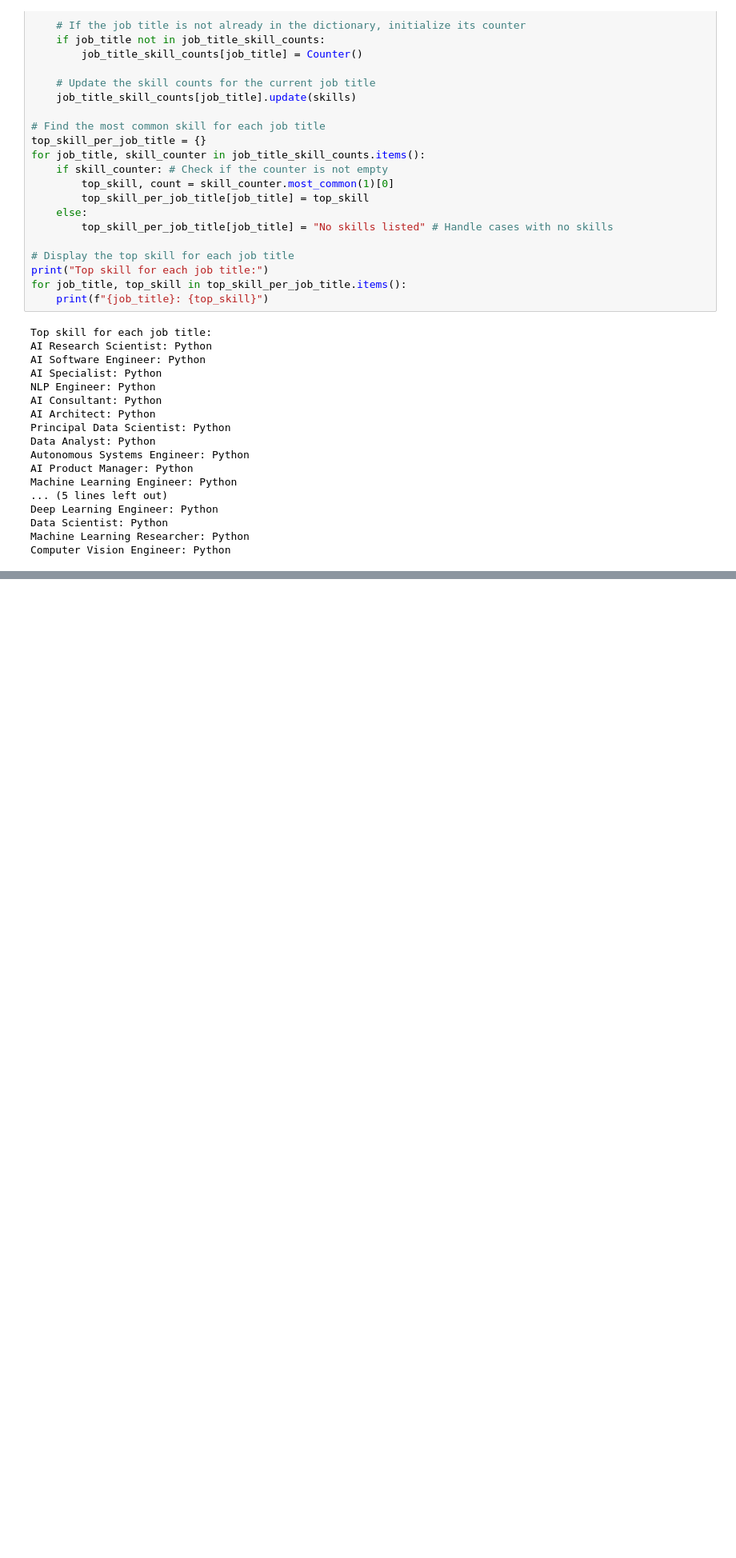
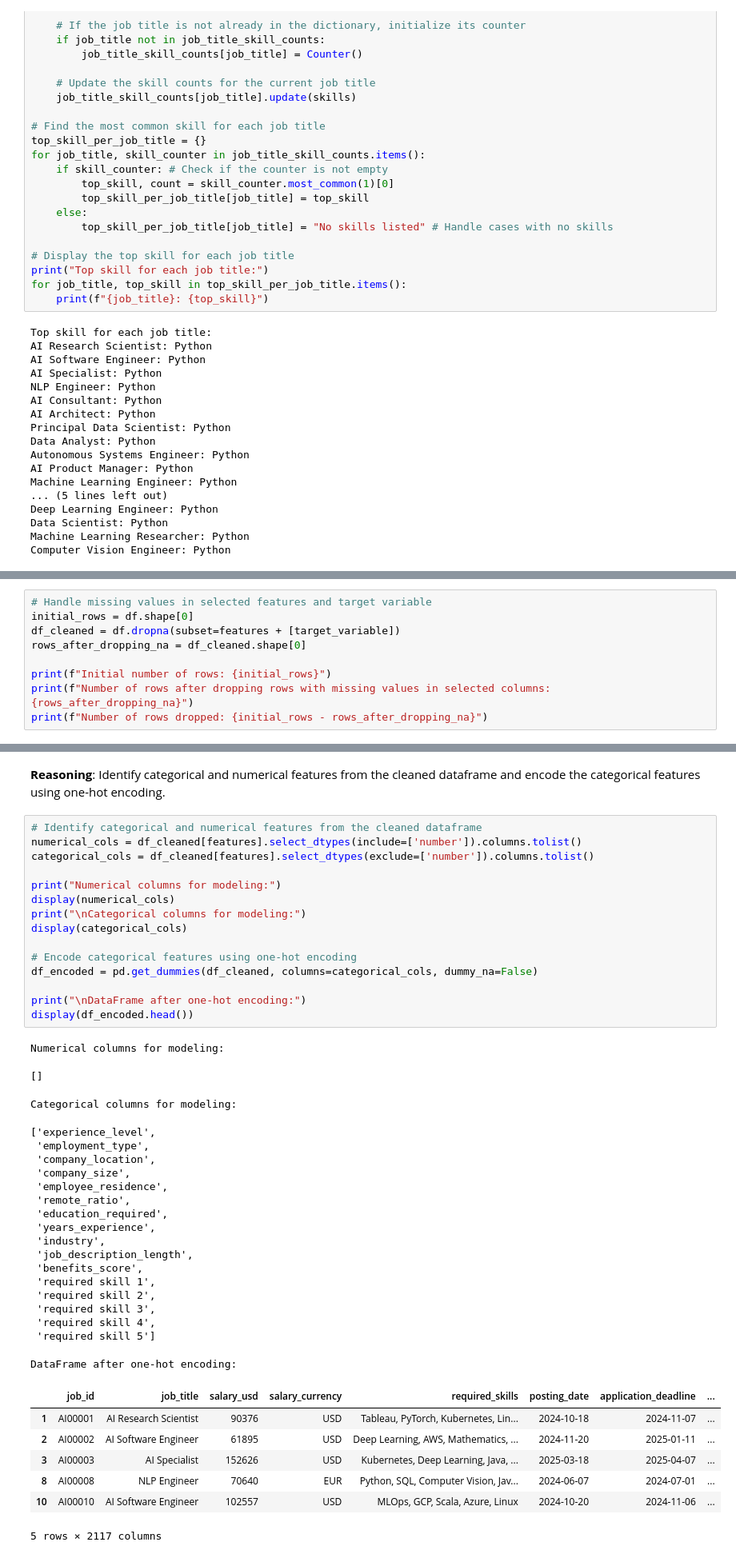
Before and after one commit to stevejj4/Global-AI-Job-Market-Trends-Salary-Insights-2025, a Jupyter notebook: ai_job_project.ipynb, the cells around one changed output, grey strips where cells are left out. Shown at 80% size. Cells and saved outputs as stored; diff of their text form; blank space fills up the shorter version.

```diff
--- a/ai_job_project.ipynb
+++ b/ai_job_project.ipynb
@@ -647,0 +999,9 @@ Computer Vision Engineer: Python
+# %%
+# Handle missing values in selected features and target variable
+initial_rows = df.shape[0]
+df_cleaned = df.dropna(subset=features + [target_variable])
+rows_after_dropping_na = df_cleaned.shape[0]
+
+print(f"Initial number of rows: {initial_rows}")
+print(f"Number of rows after dropping rows with missing values in selected columns: {rows_after_dropping_na}")
+print(f"Number of rows dropped: {initial_rows - rows_after_dropping_na}")
@@ -647,0 +1012,46 @@ Computer Vision Engineer: Python
+# %% [markdown]
+**Reasoning**:
+Identify categorical and numerical features from the cleaned dataframe and encode the categorical features using one-hot encoding.
+# %%
+# Identify categorical and numerical features from the cleaned dataframe
+numerical_cols = df_cleaned[features].select_dtypes(include=['number']).columns.tolist()
+categorical_cols = df_cleaned[features].select_dtypes(exclude=['number']).columns.tolist()
+
+print("Numerical columns for modeling:")
+display(numerical_cols)
+print("\nCategorical columns for modeling:")
+display(categorical_cols)
+
+# Encode categorical features using one-hot encoding
+df_encoded = pd.get_dummies(df_cleaned, columns=categorical_cols, dummy_na=False)
+
+print("\nDataFrame after one-hot encoding:")
+display(df_encoded.head())
+# %% [output]
+Numerical columns for modeling:
+[]
+Categorical columns for modeling:
+['experience_level',
+ 'employment_type',
+ 'company_location',
+ 'company_size',
+ 'employee_residence',
+ 'remote_ratio',
+ 'education_required',
+ 'years_experience',
+ 'industry',
+ 'job_description_length',
+ 'benefits_score',
+ 'required skill 1',
+ 'required skill 2',
+ 'required skill 3',
+ 'required skill 4',
+ 'required skill 5']
+DataFrame after one-hot encoding:
+|  | job_id | job_title | salary_usd | salary_currency | required_skills | posting_date | application_deadline | ... |
+| 1 | AI00001 | AI Research Scientist | 90376 | USD | Tableau, PyTorch, Kubernetes, Lin... | 2024-10-18 | 2024-11-07 | ... |
+| 2 | AI00002 | AI Software Engineer | 61895 | USD | Deep Learning, AWS, Mathematics, ... | 2024-11-20 | 2025-01-11 | ... |
+| 3 | AI00003 | AI Specialist | 152626 | USD | Kubernetes, Deep Learning, Java, ... | 2025-03-18 | 2025-04-07 | ... |
+| 8 | AI00008 | NLP Engineer | 70640 | EUR | Python, SQL, Computer Vision, Jav... | 2024-06-07 | 2024-07-01 | ... |
+| 10 | AI00010 | AI Software Engineer | 102557 | USD | MLOps, GCP, Scala, Azure, Linux | 2024-10-20 | 2024-11-06 | ... |
+5 rows × 2117 columns
```
Also changed, not shown: parts of 49 cells of this notebook.
